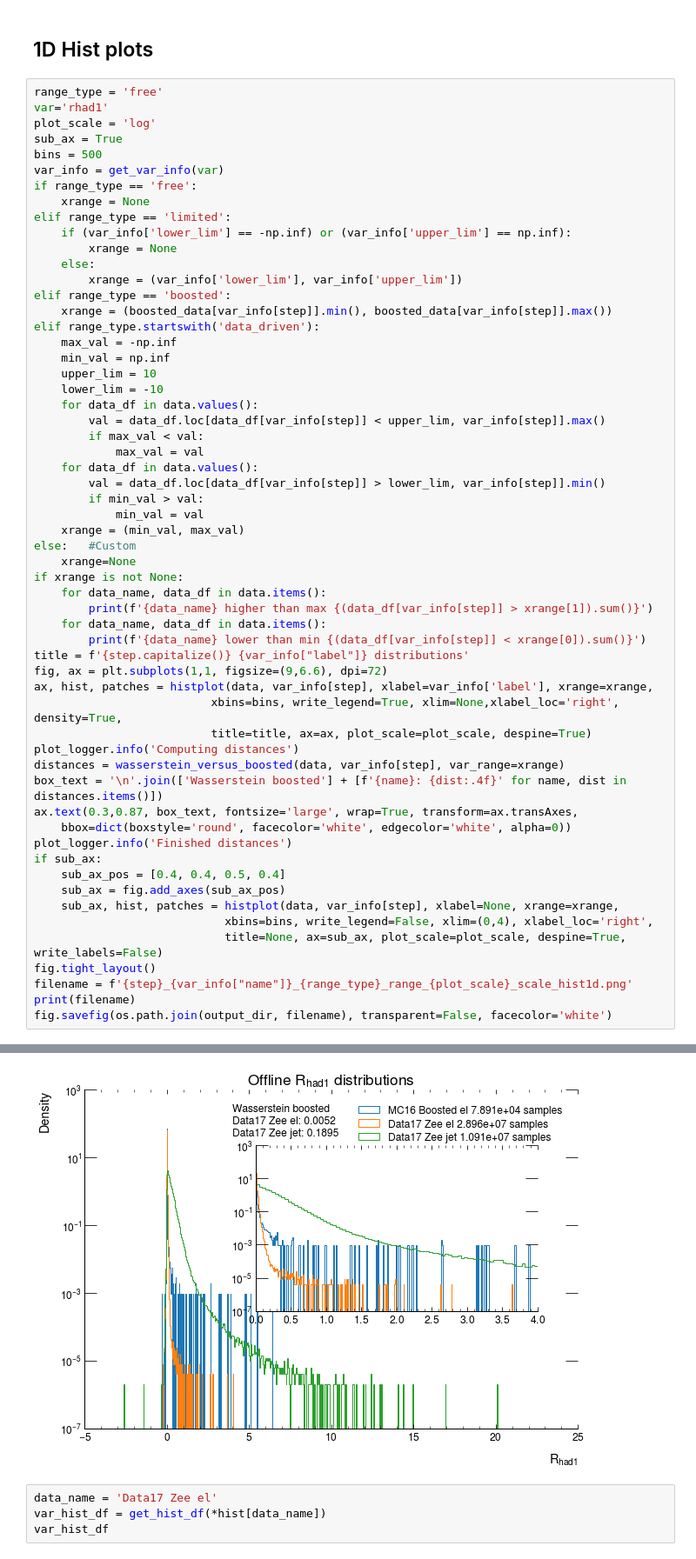
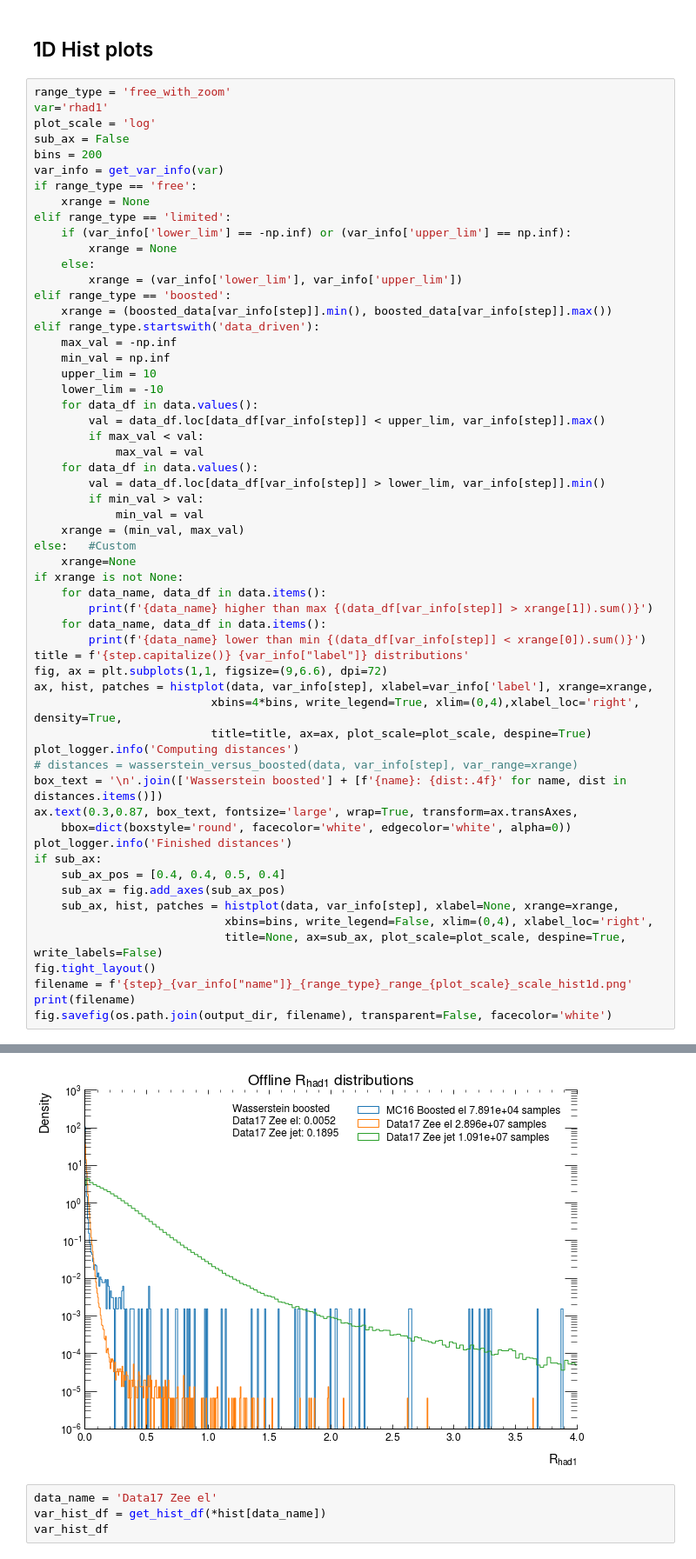
Before and after one commit to lucasbanunes/ringer, a Jupyter notebook: plots.ipynb, the cells around one changed output, grey strips where cells are left out. Shown at 87% size. Saved outputs shown, nothing was run; the diff lists cells and outputs as text.

```diff
--- a/plots.ipynb
+++ b/plots.ipynb
@@ -452,11 +452,11 @@ data = {
 # %% [markdown]
 ## 1D Hist plots
 # %%
-range_type = 'free'
+range_type = 'free_with_zoom'
 var='rhad1'
 plot_scale = 'log'
-sub_ax = True
-bins = 500
+sub_ax = False
+bins = 200
 var_info = get_var_info(var)
 if range_type == 'free':
     xrange = None
@@ -491,10 +491,10 @@ if xrange is not None:
 title = f'{step.capitalize()} {var_info["label"]} distributions'
 fig, ax = plt.subplots(1,1, figsize=(9,6.6), dpi=72)
 ax, hist, patches = histplot(data, var_info[step], xlabel=var_info['label'], xrange=xrange,
-                          xbins=bins, write_legend=True, xlim=None,xlabel_loc='right', density=True,
+                          xbins=4*bins, write_legend=True, xlim=(0,4),xlabel_loc='right', density=True,
                           title=title, ax=ax, plot_scale=plot_scale, despine=True)
 plot_logger.info('Computing distances')
-distances = wasserstein_versus_boosted(data, var_info[step], var_range=xrange)
+# distances = wasserstein_versus_boosted(data, var_info[step], var_range=xrange)
 box_text = '\n'.join(['Wasserstein boosted'] + [f'{name}: {dist:.4f}' for name, dist in distances.items()])
 ax.text(0.3,0.87, box_text, fontsize='large', wrap=True, transform=ax.transAxes,
     bbox=dict(boxstyle='round', facecolor='white', edgecolor='white', alpha=0))
@@ -516,4 +516,4 @@ offline_rhad1_free_range_log_scale_hist1d.png
-[figure, old version]
+[figure, new version]
 # %%
 data_name = 'Data17 Zee el'
 var_hist_df = get_hist_df(*hist[data_name])
```
Also changed, not shown: parts of 2 cells of this notebook, 1 other file.
